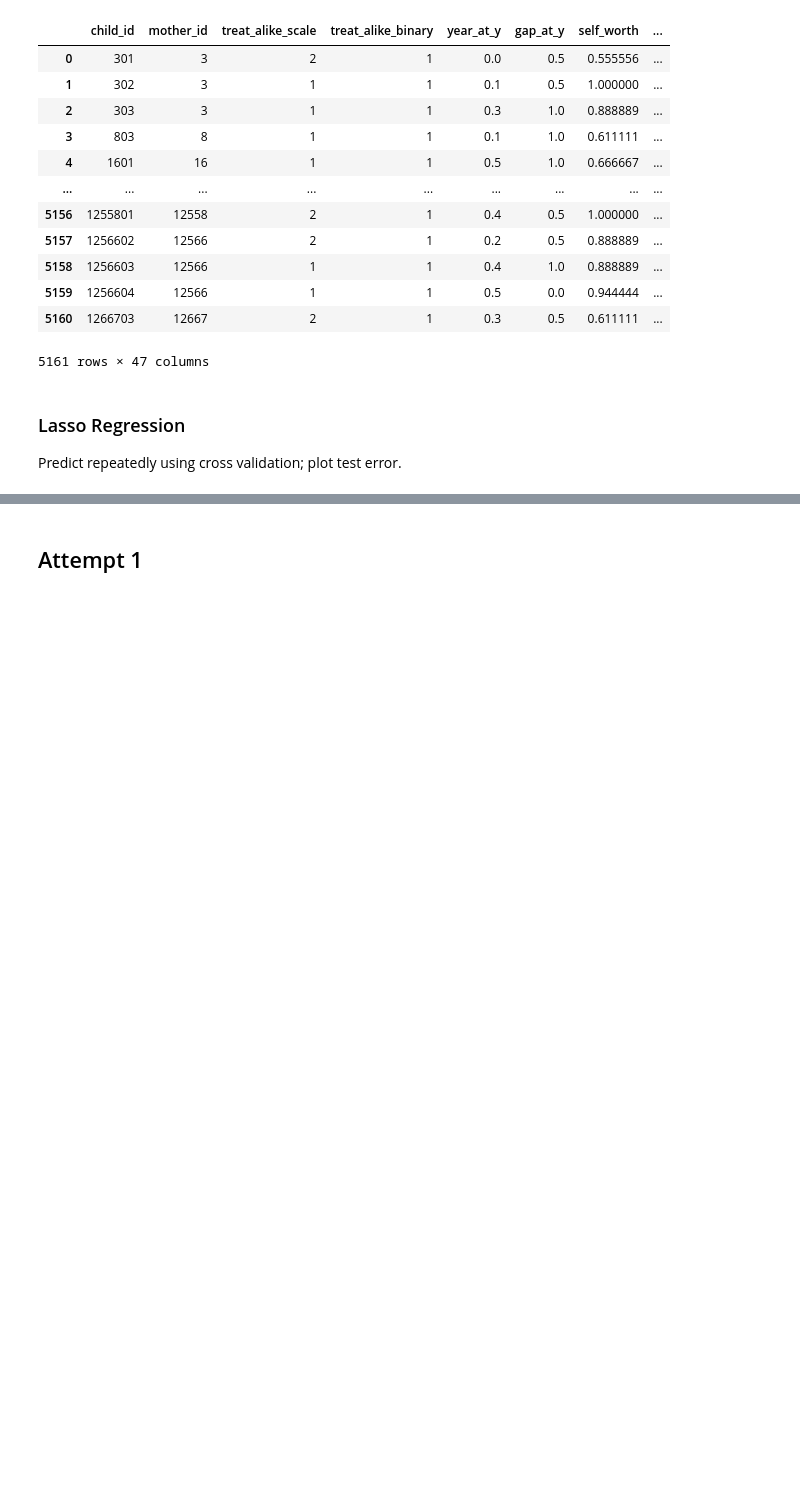
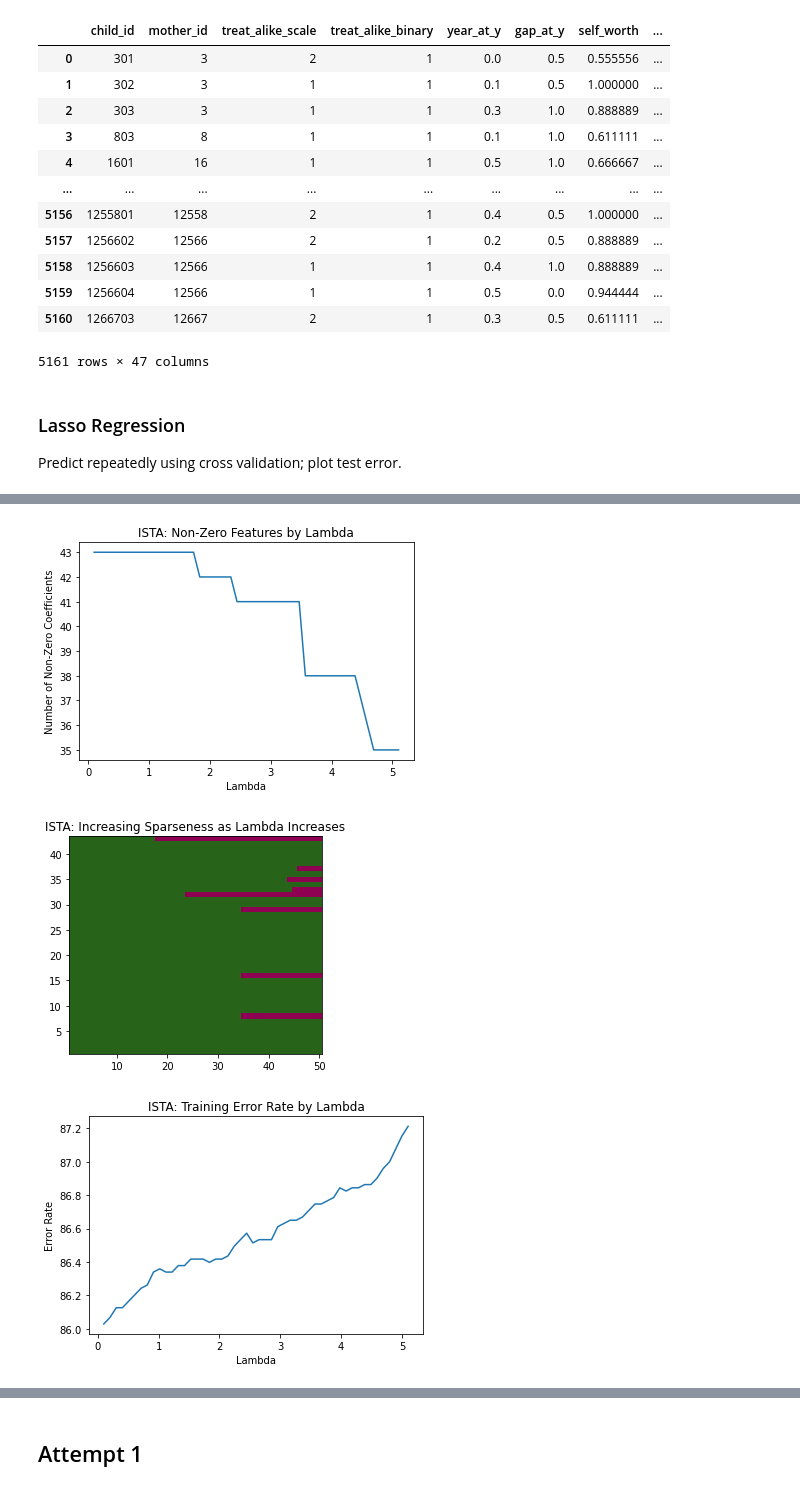
Before and after one commit to cvilter/mother-child-attitudes, a Jupyter notebook: lasso5.ipynb, the cells around one changed output, grey strips where cells are left out. Drawn from its saved outputs; the diff is of its cells as text; code cells hidden in the pictures; blank space fills up the shorter version.

```diff
--- a/lasso5.ipynb
+++ b/lasso5.ipynb
@@ -131,0 +183,16 @@ def get_error_rate(y_label, y_label_pred):
+# %%
+b = y_scale
+maxit = 1000
+lamdas = np.linspace(0.1, 5.1, 50)
+# %%
+er_list = []
+sparsity_list = []
+s_bool_list = []
+for l in lamdas:
+    for a in ["ista"]:
+        x_, y_pred_, y_scale_pred_ = estimate_solution(A, A, b, l, maxit, a)
+        print("=============================LAMBDA=============================\n", l)
+        er, s, s_bool = report_results(x_, y_scale, y_scale_pred_, A_names, a)
+        er_list.append(er)
+        sparsity_list.append(s)
+        s_bool_list.append(~s_bool)
@@ -131,0 +217,28 @@ def get_error_rate(y_label, y_label_pred):
+# %%
+# SPARISTY (COUNT)
+plt.plot(lamdas, sparsity_list)
+plt.xlabel("Lambda")
+plt.ylabel("Number of Non-Zero Coefficients")
+plt.title("ISTA: Non-Zero Features by Lambda")
+plt.show()
+
+# SPARSITY
+data = np.hstack(s_bool_list)
+rows, cols = data.shape
+
+plt.imshow(data, interpolation='nearest',
+                 extent=[0.5, 0.5+cols, 0.5, 0.5+rows],
+                 cmap='PiYG')
+plt.title("ISTA: Increasing Sparseness as Lambda Increases")
+plt.show()
+
+# ERROR RATE
+plt.plot(lamdas, er_list)
+plt.xlabel("Lambda")
+plt.ylabel("Error Rate")
+plt.title("ISTA: Training Error Rate by Lambda")
+plt.show()
+# %% [output]
+[figure, added]
+[figure, added]
+[figure, added]
```
Also changed, not shown: parts of 31 cells of this notebook.
